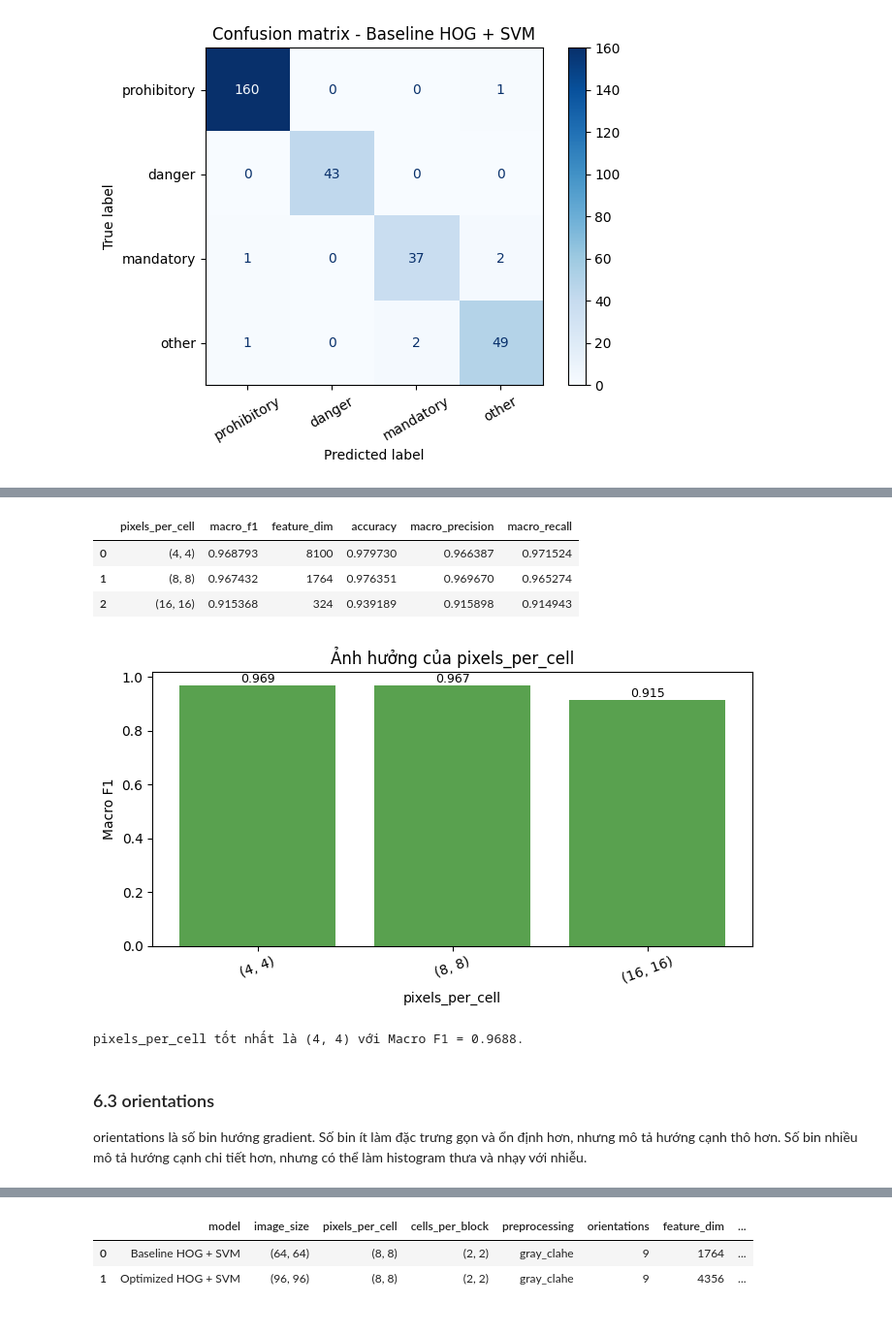
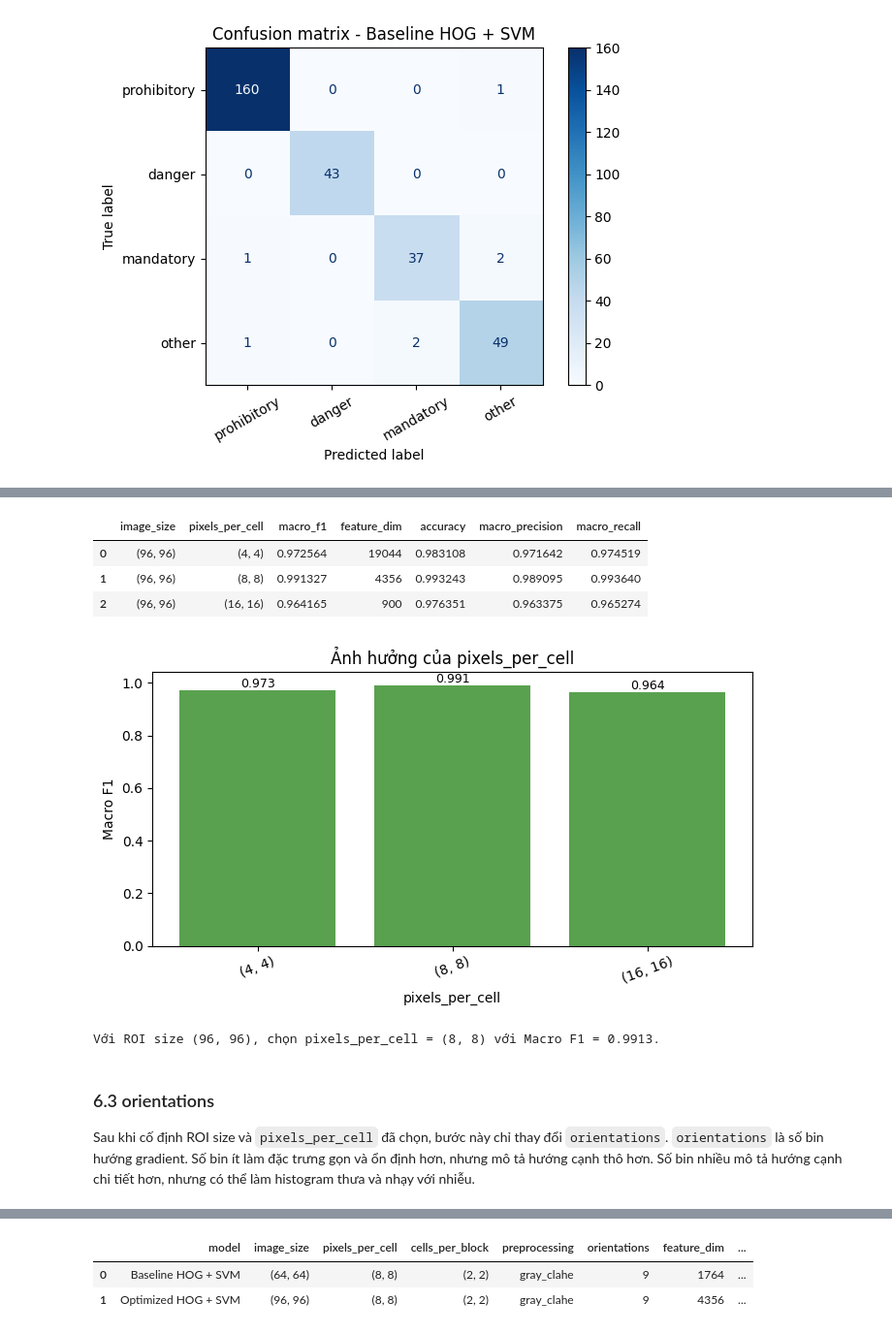
Before and after one commit to Khanggolder/BTL_XLA, a Jupyter notebook: traffic_sign_cv.ipynb, the cells around one changed output, grey strips where cells are left out. Shown at 97% size. Drawn from its saved outputs; the diff is of its cells as text; code cells hidden in the pictures.

```diff
--- a/traffic_sign_cv.ipynb
+++ b/traffic_sign_cv.ipynb
@@ -302,22 +294,11 @@ def config_key(config):
 
 def preprocess_for_hog(image_rgb, image_size=(64, 64), preprocessing="gray_clahe"):
     resized = cv2.resize(image_rgb, image_size, interpolation=cv2.INTER_AREA)
-    if preprocessing == "gray":
-        return cv2.cvtColor(resized, cv2.COLOR_RGB2GRAY)
-    if preprocessing == "gray_clahe":
-        gray = cv2.cvtColor(resized, cv2.COLOR_RGB2GRAY)
-        clahe = cv2.createCLAHE(clipLimit=2.0, tileGridSize=(8, 8))
-        return clahe.apply(gray)
-    if preprocessing == "gray_clahe_blur":
-        gray = cv2.cvtColor(resized, cv2.COLOR_RGB2GRAY)
-        clahe = cv2.createCLAHE(clipLimit=2.0, tileGridSize=(8, 8))
-        enhanced = clahe.apply(gray)
-        return cv2.GaussianBlur(enhanced, (3, 3), 0)
-    if preprocessing == "yuv_y":
-        return cv2.cvtColor(resized, cv2.COLOR_RGB2YUV)[:, :, 0]
-    if preprocessing == "hsv_v":
-        return cv2.cvtColor(resized, cv2.COLOR_RGB2HSV)[:, :, 2]
-    raise ValueError(f"Không hỗ trợ preprocessing: {preprocessing}")
+    if preprocessing != "gray_clahe":
+        raise ValueError(f"Chỉ hỗ trợ preprocessing cố định: gray_clahe, nhận được: {preprocessing}")
+    gray = cv2.cvtColor(resized, cv2.COLOR_RGB2GRAY)
+    clahe = cv2.createCLAHE(clipLimit=2.0, tileGridSize=(8, 8))
+    return clahe.apply(gray)
 
 
 def extract_hog_feature(image_rgb, config):
@@ -473,21 +700,23 @@ pixels_per_cell quyết định độ chi tiết của HOG. Cell nhỏ giúp b
 # %%
+selected_image_size = normalize_tuple(best_roi["image_size"])
 ppc_results = []
 for ppc in [(4, 4), (8, 8), (16, 16)]:
-    config = make_hog_config(pixels_per_cell=ppc)
+    config = make_hog_config(image_size=selected_image_size, pixels_per_cell=ppc)
     ppc_results.append(evaluate_hog_svm_config("HOG + SVM", "pixels_per_cell sweep", config))
 ppc_sweep = result_table(ppc_results)
-display(ppc_sweep[["pixels_per_cell", "macro_f1", "feature_dim", "accuracy", "macro_precision", "macro_recall"]])
+display(ppc_sweep[["image_size", "pixels_per_cell", "macro_f1", "feature_dim", "accuracy", "macro_precision", "macro_recall"]])
 plot_macro_f1(ppc_sweep, "pixels_per_cell", "Ảnh hưởng của pixels_per_cell")
 best_ppc = ppc_sweep.sort_values("macro_f1", ascending=False).iloc[0]
-print(f"pixels_per_cell tốt nhất là {best_ppc['pixels_per_cell']} với Macro F1 = {best_ppc['macro_f1']:.4f}.")
+selected_pixels_per_cell = normalize_tuple(best_ppc["pixels_per_cell"])
+print(f"Với ROI size {selected_image_size}, chọn pixels_per_cell = {selected_pixels_per_cell} với Macro F1 = {best_ppc['macro_f1']:.4f}.")
 # %% [output]
-|  | pixels_per_cell | macro_f1 | feature_dim | accuracy | macro_precision | macro_recall |
-| 0 | (4, 4) | 0.968793 | 8100 | 0.979730 | 0.966387 | 0.971524 |
-| 1 | (8, 8) | 0.967432 | 1764 | 0.976351 | 0.969670 | 0.965274 |
-| 2 | (16, 16) | 0.915368 | 324 | 0.939189 | 0.915898 | 0.914943 |
+|  | image_size | pixels_per_cell | macro_f1 | feature_dim | accuracy | macro_precision | macro_recall |
+| 0 | (96, 96) | (4, 4) | 0.972564 | 19044 | 0.983108 | 0.971642 | 0.974519 |
+| 1 | (96, 96) | (8, 8) | 0.991327 | 4356 | 0.993243 | 0.989095 | 0.993640 |
+| 2 | (96, 96) | (16, 16) | 0.964165 | 900 | 0.976351 | 0.963375 | 0.965274 |
-[figure, old version]
+[figure, new version]
-pixels_per_cell tốt nhất là (4, 4) với Macro F1 = 0.9688.
+Với ROI size (96, 96), chọn pixels_per_cell = (8, 8) với Macro F1 = 0.9913.
 # %% [markdown]
 ### 6.3 orientations
 
-orientations là số bin hướng gradient. Số bin ít làm đặc trưng gọn và ổn định hơn, nhưng mô tả hướng cạnh thô hơn. Số bin nhiều mô tả hướng cạnh chi tiết hơn, nhưng có thể làm histogram thưa và nhạy với nhiễu.
+Sau khi cố định ROI size và `pixels_per_cell` đã chọn, bước này chỉ thay đổi `orientations`. `orientations` là số bin hướng gradient. Số bin ít làm đặc trưng gọn và ổn định hơn, nhưng mô tả hướng cạnh thô hơn. Số bin nhiều mô tả hướng cạnh chi tiết hơn, nhưng có thể làm histogram thưa và nhạy với nhiễu.
```
Also changed, not shown: parts of 38 cells of this notebook.
